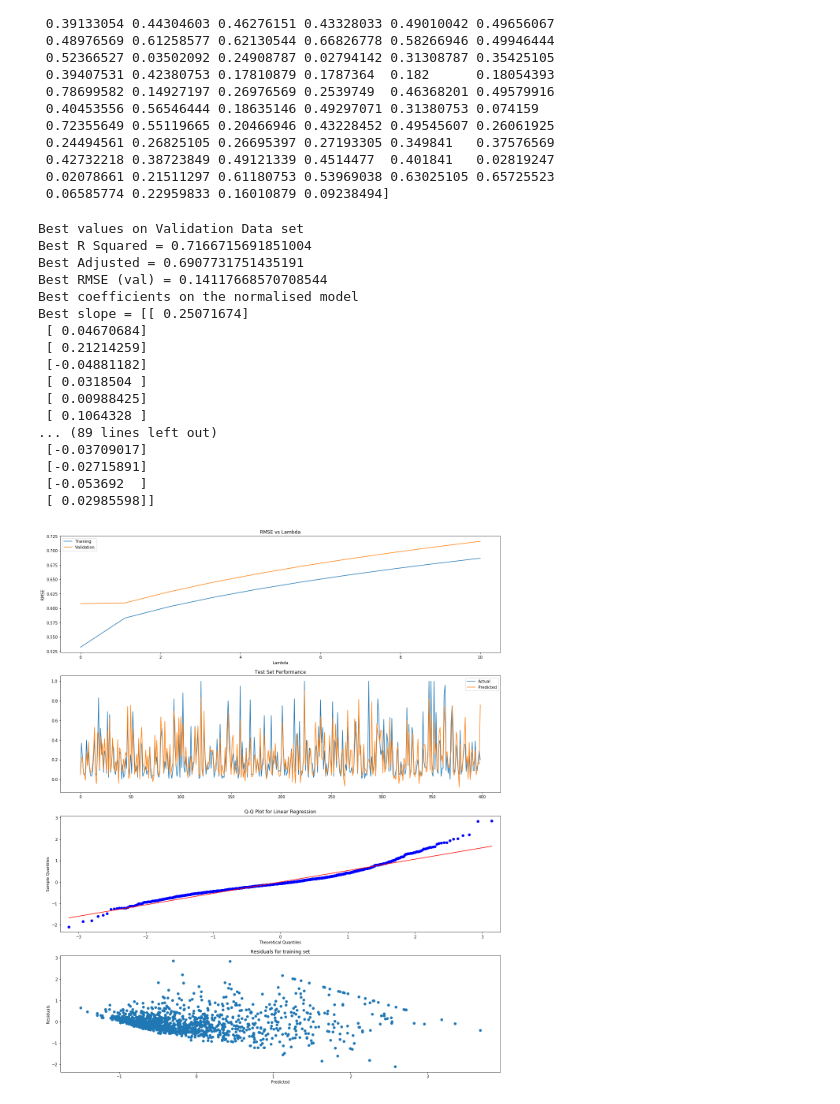
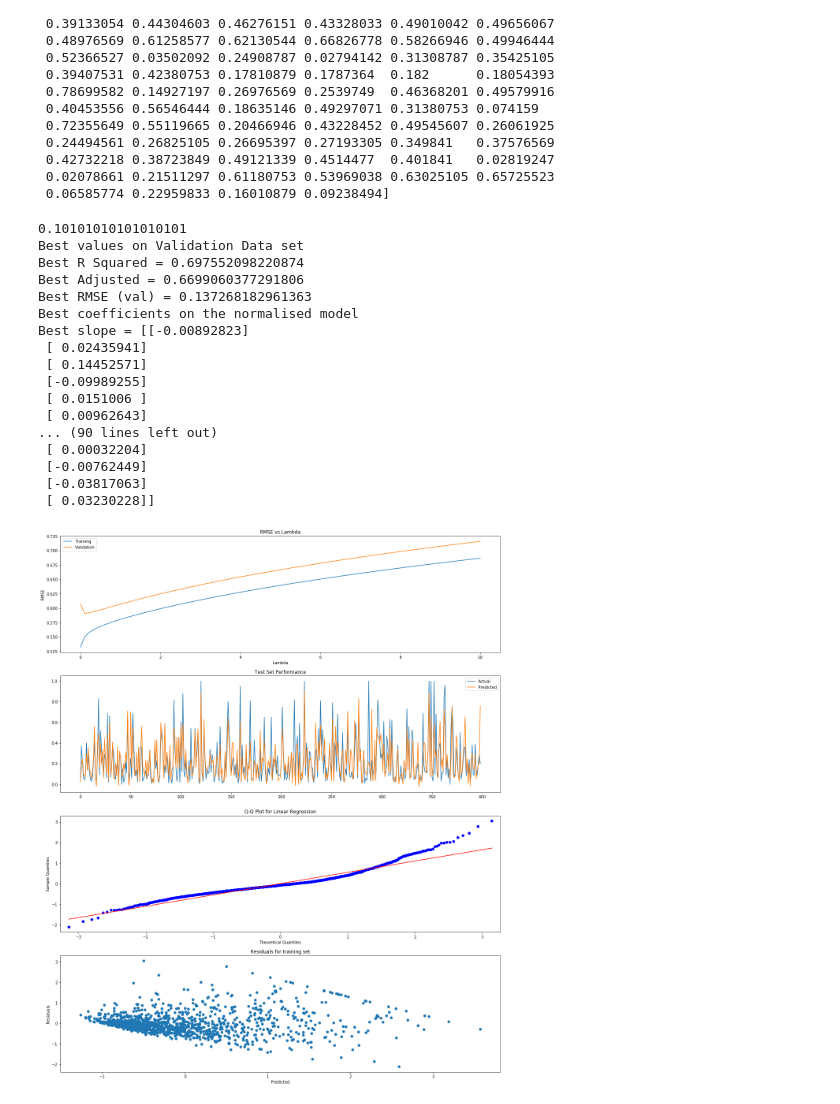
Before and after one commit to NiharR27/ML-Regression-and-Classification, a Jupyter notebook: ass/Q1/Q1.ipynb, the cells around one changed output. Cells and saved outputs as stored; diff of their text form; code cells hidden in the pictures.

```diff
--- a/ass/Q1/Q1.ipynb
+++ b/ass/Q1/Q1.ipynb
@@ -394,25 +394,26 @@ def evaluate_regularisation(x_train, y_train, x_val, y_val, x_test, y_test,
   axs[3].set_ylabel('Residuals')
 # %%
 #Ridge
-alpha_list = np.linspace(0, 10.0, 10)
+alpha_list = np.linspace(0, 10.0, 100)
+
 evaluate_regularisation(X_train_std, Y_train_std, X_val_std, Y_val_std, X_test_std, Y_test_std,
                         mu_train_y, sigma_train_y, alpha_list, 0)
 # %% [output]
+0.10101010101010101
 Best values on Validation Data set
-Best R Squared = 0.7166715691851004
-Best Adjusted = 0.6907731751435191
-Best RMSE (val) = 0.14117668570708544
+Best R Squared = 0.697552098220874
+Best Adjusted = 0.6699060377291806
+Best RMSE (val) = 0.137268182961363
 Best coefficients on the normalised model
-Best slope = [[ 0.25071674]
- [ 0.04670684]
- [ 0.21214259]
- [-0.04881182]
- [ 0.0318504 ]
- [ 0.00988425]
- [ 0.1064328 ]
-... (89 lines left out)
- [-0.03709017]
- [-0.02715891]
- [-0.053692  ]
- [ 0.02985598]]
+Best slope = [[-0.00892823]
+ [ 0.02435941]
+ [ 0.14452571]
+ [-0.09989255]
+ [ 0.0151006 ]
+ [ 0.00962643]
+... (90 lines left out)
+ [ 0.00032204]
+ [-0.00762449]
+ [-0.03817063]
+ [ 0.03230228]]
-[figure, old version]
+[figure, new version]
```
Also changed, not shown: parts of 4 cells of this notebook.
